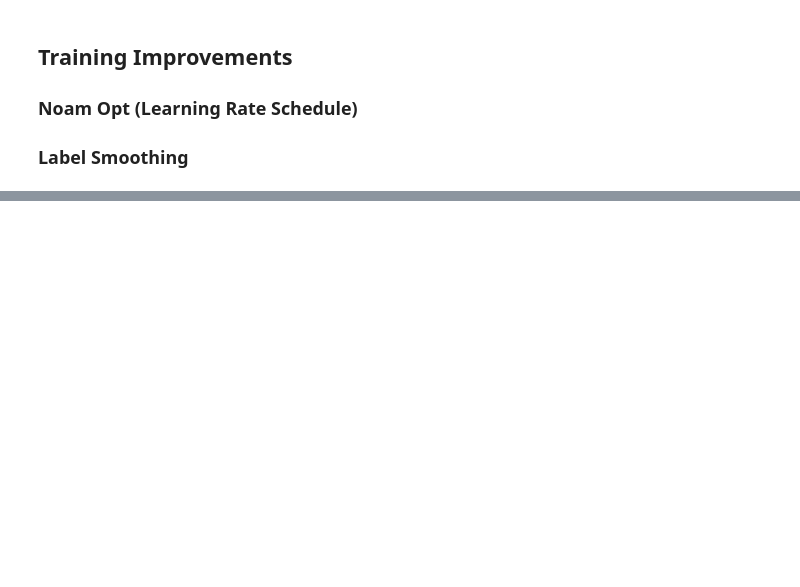
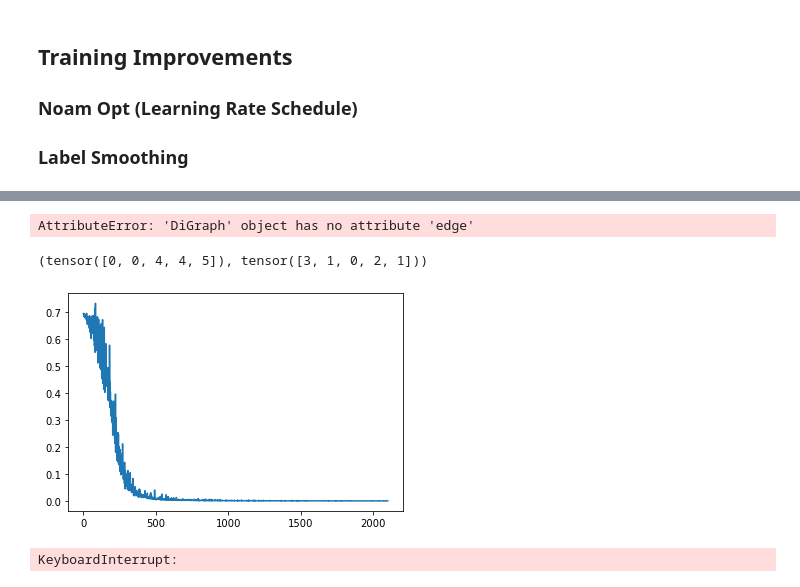
Before and after one commit to jvrana/deep-learning-guides, a Jupyter notebook: notebooks/annotated_universal_graph_transformer/graph_attention_explained.ipynb, the cells around one changed output, grey strips where cells are left out. Drawn from its saved outputs; the diff is of its cells as text; code cells hidden in the pictures; blank space fills up the shorter version.

```diff
--- a/notebooks/annotated_universal_graph_transformer/graph_attention_explained.ipynb
+++ b/notebooks/annotated_universal_graph_transformer/graph_attention_explained.ipynb
@@ -987,0 +1094,63 @@ EncoderDecoder(
+# %%
+nx.DiGraph().edge
+# %% [output]
+AttributeError: 'DiGraph' object has no attribute 'edge'
+# %%
+g.edges()
+# %% [output]
+(tensor([0, 0, 4, 4, 5]), tensor([3, 1, 0, 2, 1]))
+# %%
+from tqdm.auto import tqdm
+from IPython import display
+
+class Module(nn.Module):
+
+    def __init__(self, d_model, h, hidden, dropout):
+        super().__init__()
+
+        self.encode = nn.Sequential(
+            nn.Linear(d_model, hidden),
+            nn.ReLU()
+        )
+        mod = AddNorm(size=hidden, layer=MultiHeadAttention(hidden, h), dropout=dropout)
+        self.layers = nn.ModuleList(clones(mod, 2))
+        self.decode = nn.Sequential(
+            nn.Linear(hidden, hidden),
+            nn.ReLU(),
+            nn.Linear(hidden, 1),
+            nn.Sigmoid()
+        )
+
+    def forward(self, g, x):
+        x = self.encode(x)
+#         for i in range(2):
+#             for layer in self.layers[:1]:
+#                 x = layer(x, args=(g, x, x, x))
+        return self.decode(x)
+
+
+mod = Module(d_model, 4, 32, 0.2)
+
+data, _ = boolean_network(300)
+lossfn = torch.nn.BCELoss()
+
+optim = torch.optim.AdamW(mod.parameters(), lr=1e-3)
+
+losses = []
+mod.train()
+for epoch in tqdm(range(100)):
+    for g in data:
+        y = mod(g, g.ndata['identity'].float())
+        y_hat = g.ndata['target'].float()
+        loss = lossfn(y, y_hat)
+        losses.append(loss)
+        optim.zero_grad()
+        loss.backward()
+        optim.step()
+
+    display.clear_output(wait=True)
+    plt.plot(losses)
+    plt.show()
+# %% [output]
+[figure, added]
+KeyboardInterrupt:
```
Also changed, not shown: parts of 21 cells of this notebook, 3 other files.
